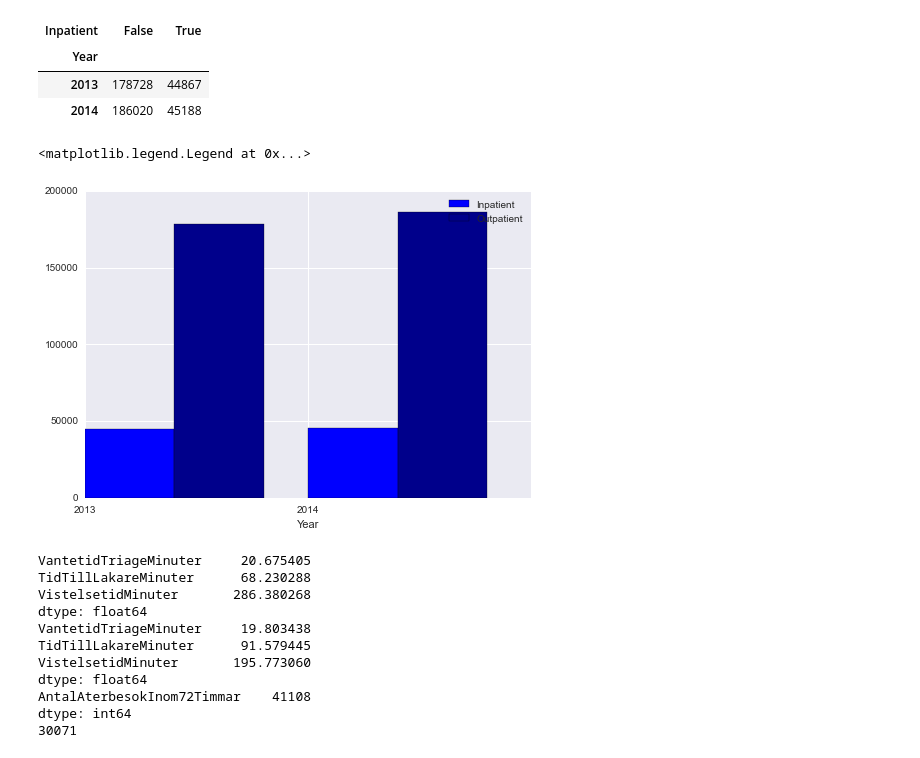
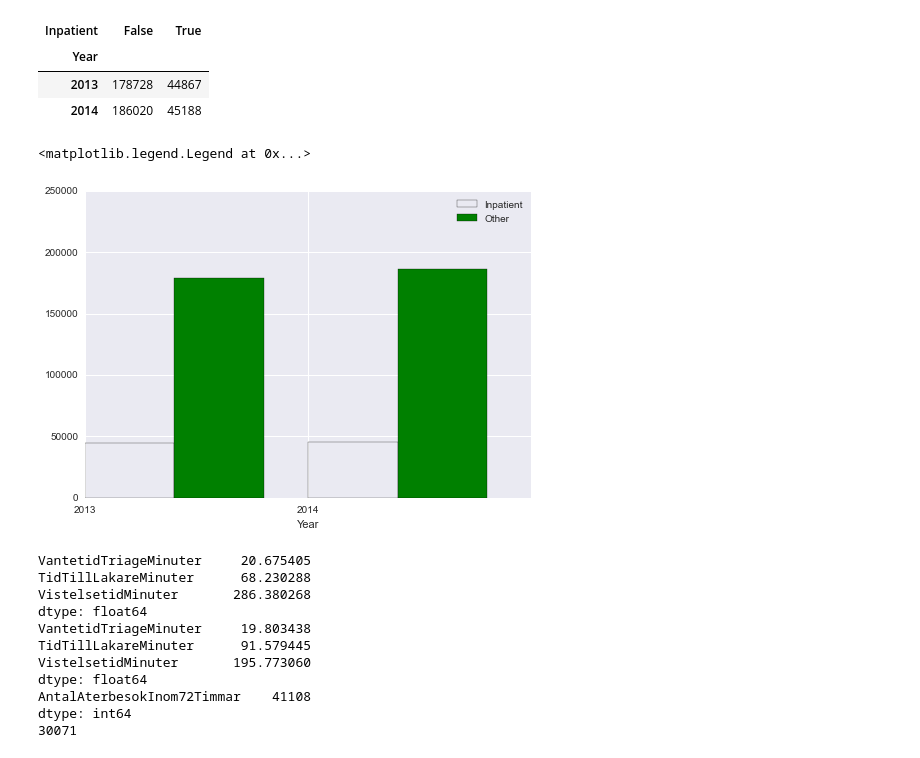
Before and after one commit to solomatov/cs109-project, a Jupyter notebook: ER.ipynb, the cells around one changed output. Drawn from its saved outputs; the diff is of its cells as text; code cells hidden in the pictures.

```diff
--- a/ER.ipynb
+++ b/ER.ipynb
@@ -234,15 +236,16 @@ ct
 | 2013 | 178728 | 44867 |
 | 2014 | 186020 | 45188 |
 # %%
-plt.bar(ct.index.values, ct[True], width=0.4, color='blue', label='Inpatient')
-plt.bar(ct.index.values + 0.4, ct[False], width=0.4, color='darkblue', label='Outpatient')
+plt.bar(ct.index.values, ct[True], width=0.4, color='', label='Inpatient')
+plt.bar(ct.index.values + 0.4, ct[False], width=0.4, color='green', label='Other')
 plt.xticks([2013, 2014, 2015], ['2013', '2014'])
 plt.xlabel('Year')
+plt.ylim(0,250000)
 
 plt.legend()
 # %% [output]
 <matplotlib.legend.Legend at 0x...>
-[figure, old version]
+[figure, new version]
 # %%
 # Statistics for narrative - Inpatient waiting times
 
```
Also changed, not shown: parts of 7 cells of this notebook.
